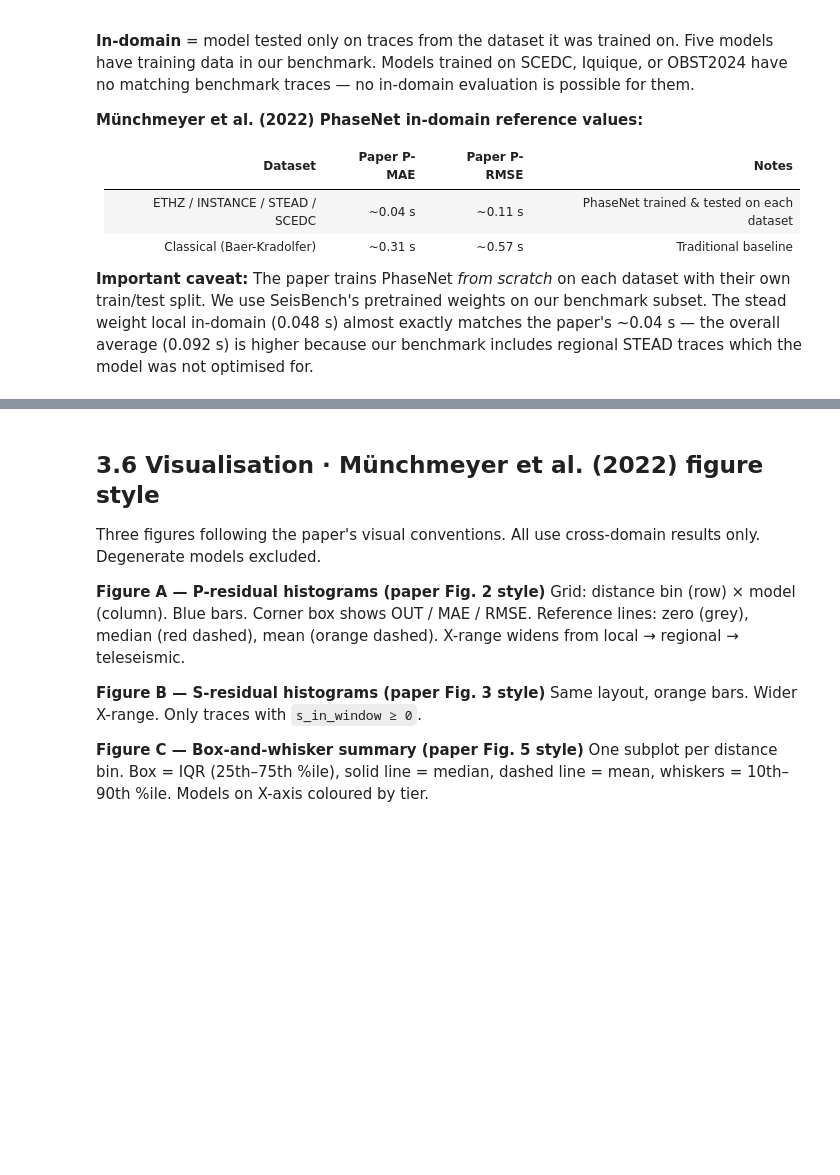
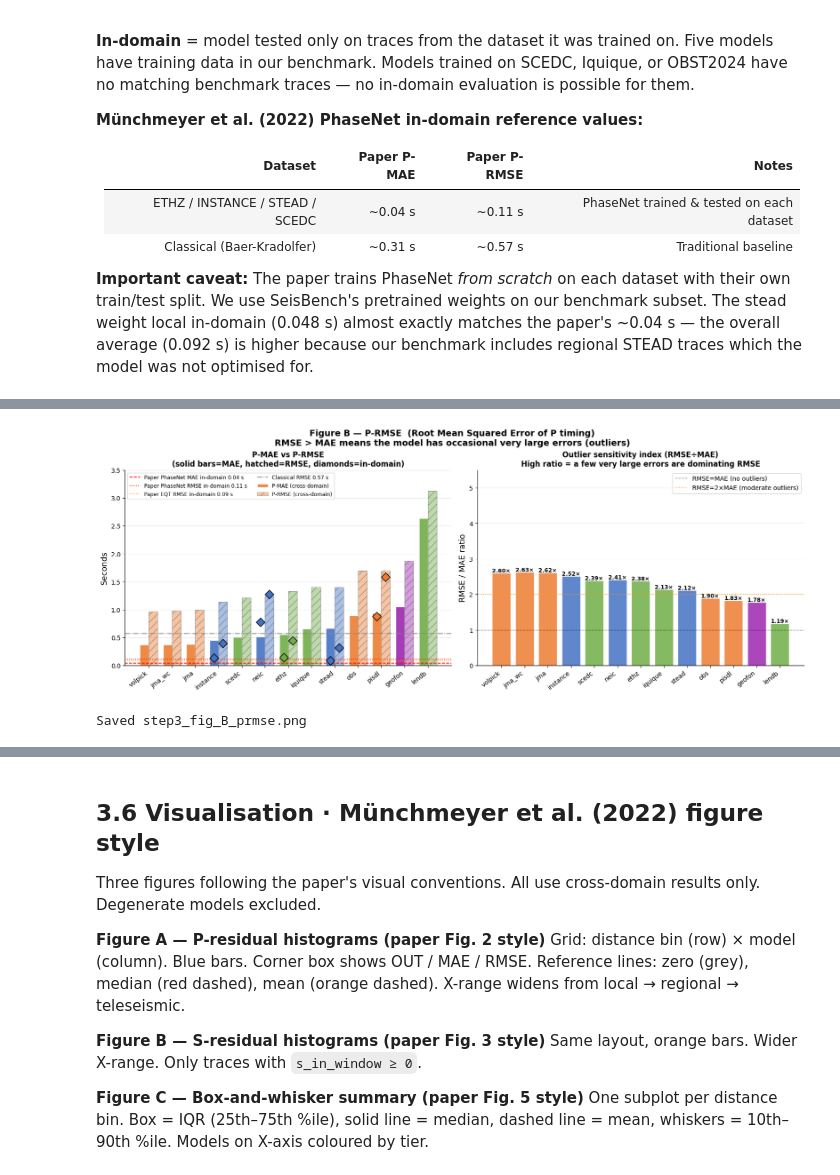
Before and after one commit to Denolle-Lab/phasenet-retrain, a Jupyter notebook: notebooks/06_step_3_inference_evaluation.ipynb, the cells around one changed output, grey strips where cells are left out. Cells and saved outputs as stored; diff of their text form; code cells hidden in the pictures; blank space fills up the shorter version.

```diff
--- a/notebooks/06_step_3_inference_evaluation.ipynb
+++ b/notebooks/06_step_3_inference_evaluation.ipynb
@@ -935,0 +1287,69 @@ Saved -> step3_indom_comparison.png
+# %%
+# ═══════════════════════════════════════════════════════════════════════
+# FIGURE B — P-RMSE (Root Mean Squared Error)
+# Penalises large outliers more than MAE — shows outlier sensitivity
+# ═══════════════════════════════════════════════════════════════════════
+fig, axes = plt.subplots(1, 2, figsize=(16, 6), constrained_layout=True)
+fig.suptitle('Figure B — P-RMSE  (Root Mean Squared Error of P timing)\n'
+             'RMSE > MAE means the model has occasional very large errors (outliers)',
+             fontsize=14, fontweight='bold')
+
+ax = axes[0]
+cross_rmse = cross_all['p_rmse_s'].tolist()
+cross_mae  = cross_all['p_mae_s'].tolist()
+cols = [tier_color(w) for w in eval_order]
+x = np.arange(n_models); bw = 0.38
+
+b1 = ax.bar(x - bw/2, cross_mae,  bw, color=cols, alpha=0.90, edgecolor='white',
+             label='P-MAE (cross-domain)')
+b2 = ax.bar(x + bw/2, cross_rmse, bw, color=cols, alpha=0.45, edgecolor='#444',
+             linewidth=0.8, hatch='//', label='P-RMSE (cross-domain)')
+
+for i,w in enumerate(eval_order):
+    if w in indom.index:
+        im = indom.loc[w,'p_mae_s']; ir = indom.loc[w,'p_rmse_s']
+        ax.scatter([i-bw/2,i+bw/2],[im,ir],s=100,zorder=5,marker='D',
+                   color=tier_color(w),edgecolors='black',linewidths=1.1)
+
+for ref,col,ls,lbl in [
+    (PAPER['phasenet_mae_indom'],  'red',    '--', 'Paper PhaseNet MAE in-domain 0.04 s'),
+    (PAPER['phasenet_rmse_indom'], 'red',    ':',  'Paper PhaseNet RMSE in-domain 0.11 s'),
+    (PAPER['eqt_rmse_indom'],      'orange', ':',  'Paper EQT RMSE in-domain 0.09 s'),
+    (PAPER['classical_rmse'],      '#888',   '-.',  'Classical RMSE 0.57 s'),
+]:
+    ax.axhline(ref,color=col,lw=1.3,linestyle=ls,label=lbl)
+
+ax.set_xticks(x); ax.set_xticklabels(eval_order,rotation=38,ha='right',fontsize=10)
+ax.set_ylabel('Seconds',fontsize=13); ax.set_ylim(0,3.5)
+ax.set_title('P-MAE vs P-RMSE\n(solid bars=MAE, hatched=RMSE, diamonds=in-domain)',
+             fontsize=12,fontweight='bold')
+ax.legend(fontsize=8.5,loc='upper left',ncol=2)
+ax.spines[['top','right']].set_visible(False); ax.set_facecolor('white')
+ax.yaxis.grid(True,alpha=0.3); ax.set_axisbelow(True)
+
+# Panel 2: RMSE/MAE ratio (outlier index)
+ax2 = axes[1]
+ratio = [r/m if m>0 else np.nan for r,m in zip(cross_rmse,cross_mae)]
+cols2 = [tier_color(w) for w in eval_order]
+bars = ax2.bar(np.arange(n_models), ratio, color=cols2, alpha=0.85, edgecolor='white')
+for bar,v in zip(bars,ratio):
+    if not np.isnan(v):
+        ax2.text(bar.get_x()+bar.get_width()/2,v+0.02,f'{v:.2f}×',
+                 ha='center',fontsize=9,fontweight='bold')
+ax2.axhline(1.0,color='black',lw=1,linestyle='--',alpha=0.5,label='RMSE=MAE (no outliers)')
+ax2.axhline(2.0,color='orange',lw=1.2,linestyle=':',label='RMSE=2×MAE (moderate outliers)')
+ax2.set_xticks(np.arange(n_models))
+ax2.set_xticklabels(eval_order,rotation=38,ha='right',fontsize=10)
+ax2.set_ylabel('RMSE / MAE ratio',fontsize=13); ax2.set_ylim(0,5.5)
+ax2.set_title('Outlier sensitivity index (RMSE÷MAE)\n'
+              'High ratio = a few very large errors are dominating RMSE',
+              fontsize=12,fontweight='bold')
+ax2.legend(fontsize=10,loc='upper right')
+ax2.spines[['top','right']].set_visible(False); ax2.set_facecolor('white')
+ax2.yaxis.grid(True,alpha=0.3); ax2.set_axisbelow(True)
+
+plt.savefig('step3_fig_B_prmse.png',dpi=150,bbox_inches='tight',facecolor='white')
+plt.show(); print('Saved step3_fig_B_prmse.png')
+# %% [output]
+[figure, added]
+Saved step3_fig_B_prmse.png
```
Also changed, not shown: parts of 11 cells of this notebook.
